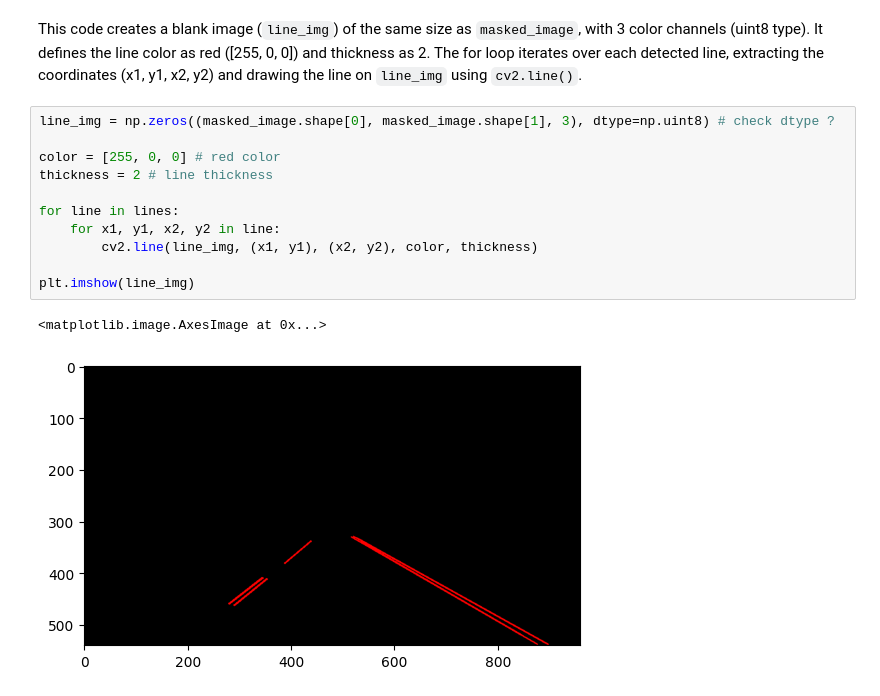
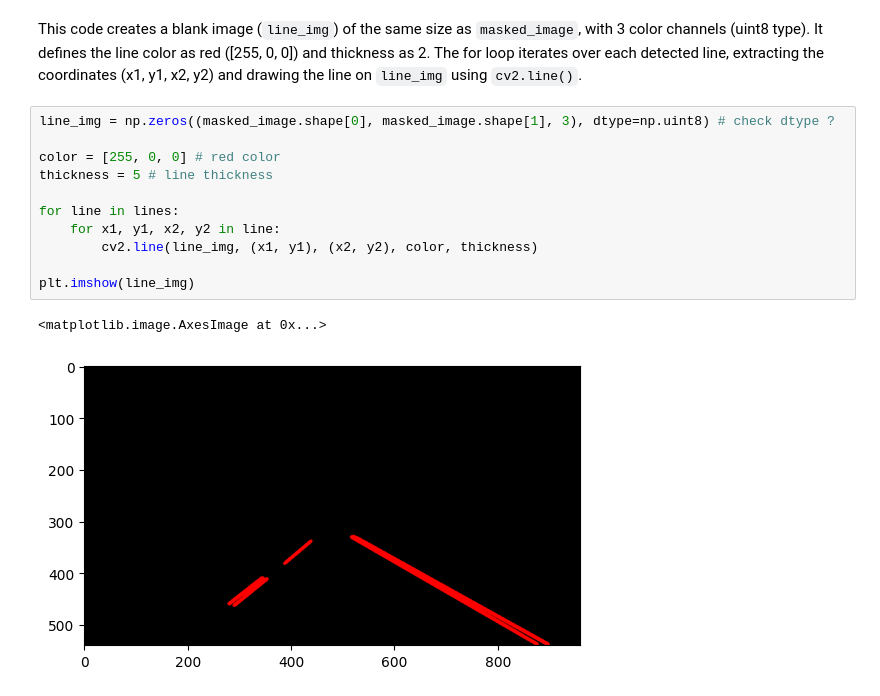
Before and after one commit to CuciureanuDan/Lane-Detection-Project, a Jupyter notebook: LaneDetectionProject.ipynb, the cells around one changed output. Drawn from its saved outputs; the diff is of its cells as text.

```diff
--- a/LaneDetectionProject.ipynb
+++ b/LaneDetectionProject.ipynb
@@ -155,14 +146,14 @@ This code creates a blank image (`line_img`) of the same size as `masked_image`,
 # %%
 line_img = np.zeros((masked_image.shape[0], masked_image.shape[1], 3), dtype=np.uint8) # check dtype ?
 
 color = [255, 0, 0] # red color
-thickness = 2 # line thickness
+thickness = 5 # line thickness
 
 for line in lines:
     for x1, y1, x2, y2 in line:
         cv2.line(line_img, (x1, y1), (x2, y2), color, thickness)
 
 plt.imshow(line_img)
 # %% [output]
 <matplotlib.image.AxesImage at 0x...>
-[figure, old version]
+[figure, new version]
```
Also changed, not shown: parts of 19 cells of this notebook.
